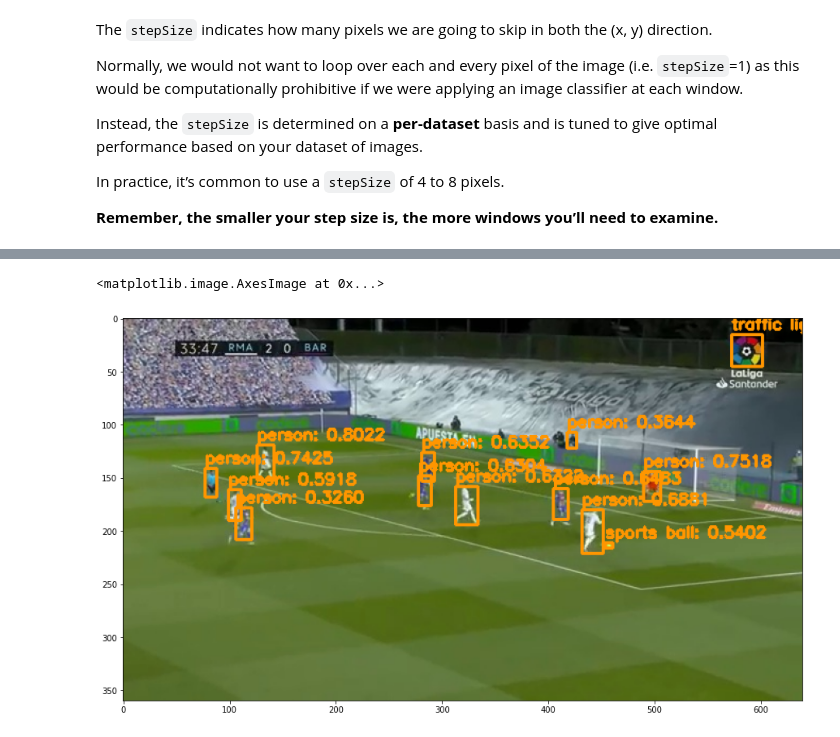
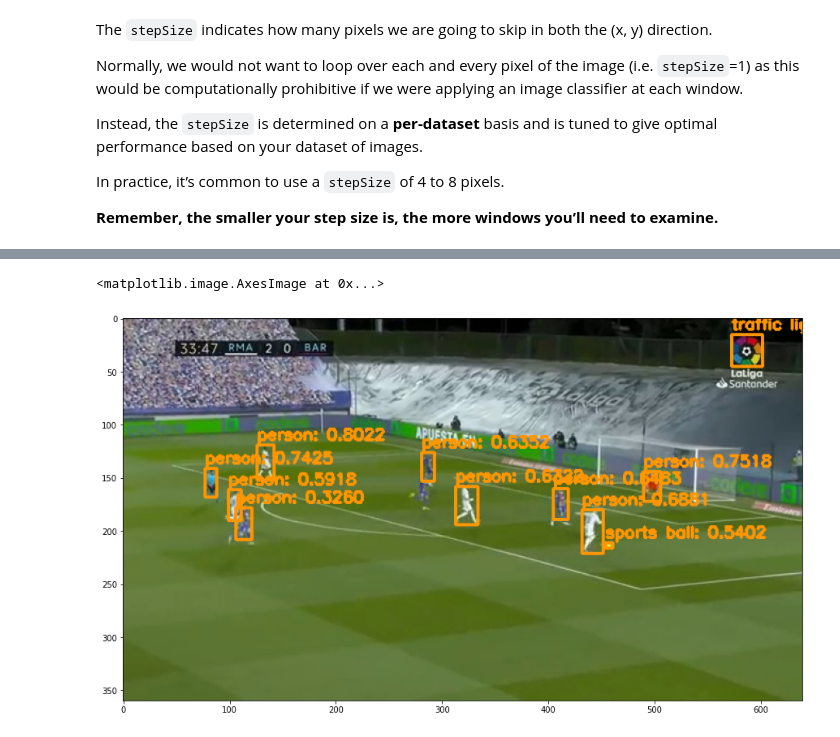
Before and after one commit to teoad95/Sport-analytics, a Jupyter notebook: split_frame_and_inference.ipynb, the cells around one changed output, grey strips where cells are left out. Drawn from its saved outputs; the diff is of its cells as text; code cells hidden in the pictures.

Commit message:
Adds split_frame_and_inference

```diff
--- a/split_frame_and_inference.ipynb
+++ b/split_frame_and_inference.ipynb
@@ -48,27 +49,6 @@ print("--- %.2f seconds ---" % (time.time() - start_time))
 # %% [output]
 --- 0.19 seconds ---
 [figure]
-# %%
-from PIL import Image
-
-def crop(input_file, height, width):
-    img = Image.open(input_file)
-    img_width, img_height = img.size
-    for i in range(img_height//height):
-        for j in range(img_width//width):
-            box = (j*width, i*height, (j+1)*width, (i+1)*height)
-            yield img.crop(box)
-
-fig = plt.figure(figsize=(15, 15))
-columns = 6
-rows = 5
-ax = []
-
-for i,img in enumerate(crop('./Images/video1/frame30.jpg',100,100)):
-    ax.append(fig.add_subplot(rows, columns, i+1))
-    plt.title(img.size)
-    plt.imshow(img)
-    plt.axis('off')
 # %% [markdown]
 https://www.pyimagesearch.com/2015/03/23/sliding-windows-for-object-detection-with-python-and-opencv/
 # %% [markdown]
@@ -201,17 +203,17 @@ boxes_df
 # %%
 from util_funs import plot_bb_on_img
 import matplotlib.pyplot as plt
 
 img = cv2.imread('./Images/video1/frame30.jpg', cv2.IMREAD_COLOR)
 
-boxes = boxes_df
+boxes =  split_image_and_predict(img, model)
 
 # plot bounding boxes
 cv2_img_bb = plot_bb_on_img(img, boxes, tolerance=0.3)
 cv2_img_bb = cv2.cvtColor(cv2_img_bb, cv2.COLOR_BGR2RGB)
 
 plt.figure(figsize=(15,15))
 plt.imshow(cv2_img_bb[:,:,::-1])
 # %% [output]
 <matplotlib.image.AxesImage at 0x...>
-[figure, old version]
+[figure, new version]
```
Also changed, not shown: parts of 6 cells of this notebook, 2 other files.
